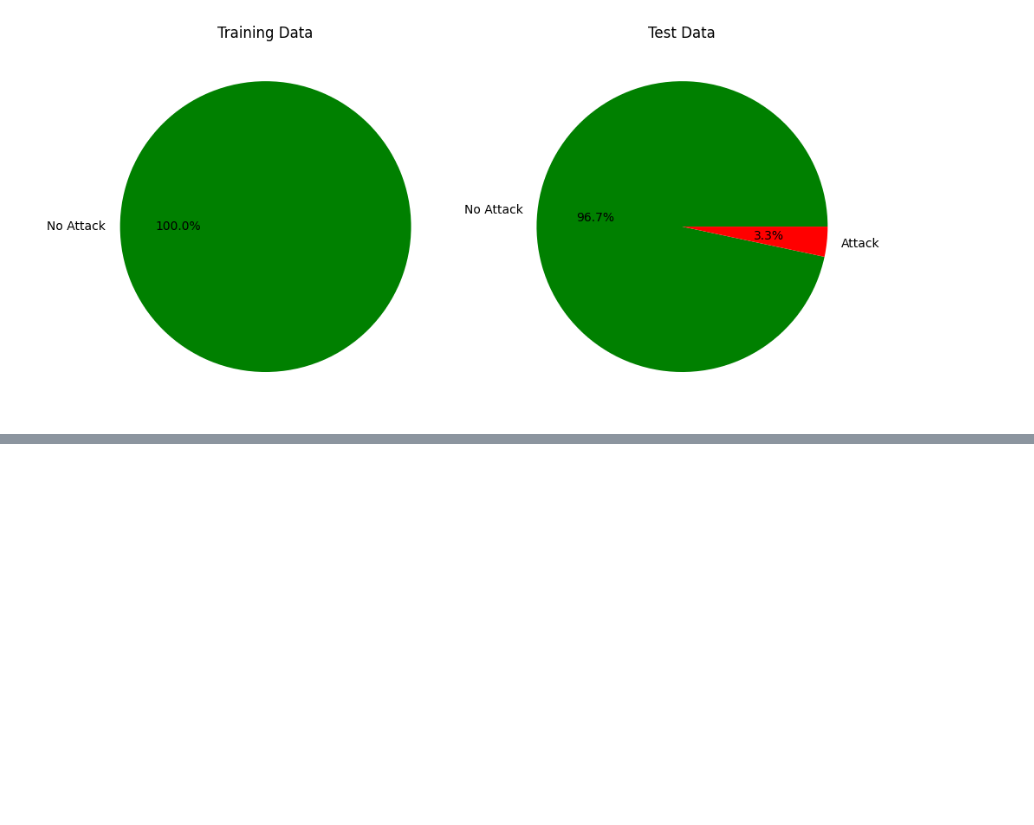
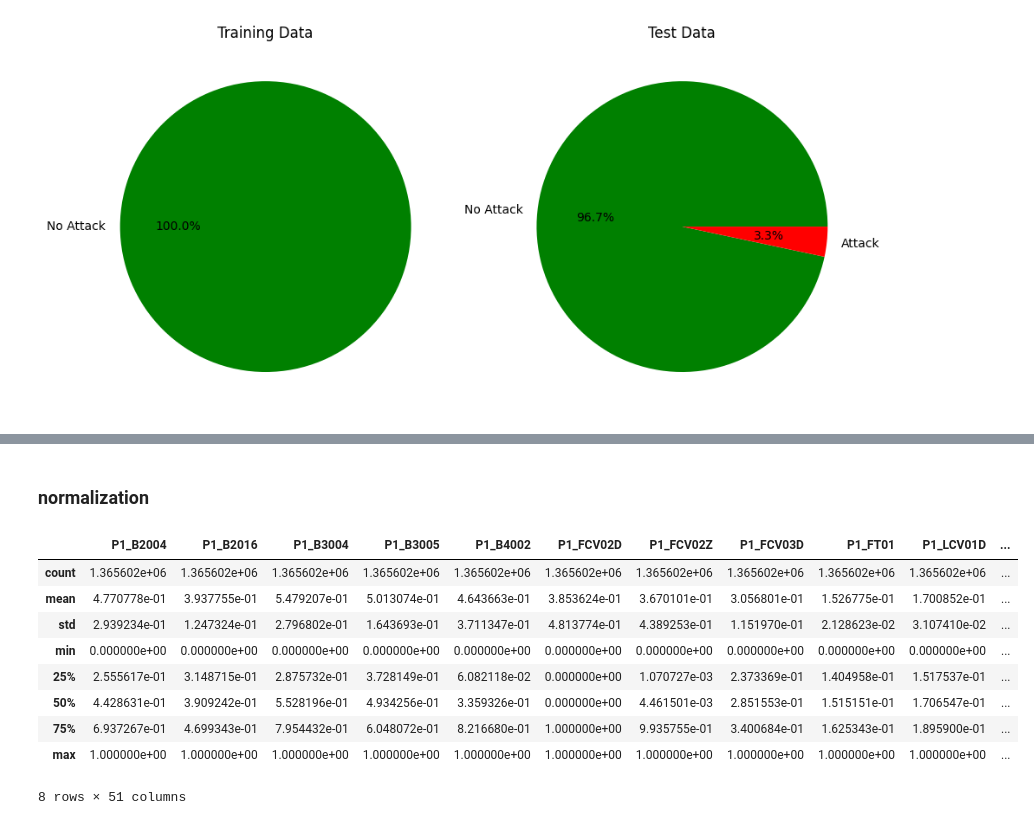
Before and after one commit to DataScienceLab-DSLABI/Active-Learning-Anomaly-Detection, a Jupyter notebook: [DS_Lab_I]_First_notebook.ipynb, the cells around one changed output, grey strips where cells are left out. Drawn from its saved outputs; the diff is of its cells as text; code cells hidden in the pictures; blank space fills up the shorter version.

```diff
--- a/[DS_Lab_I]_First_notebook.ipynb
+++ b/[DS_Lab_I]_First_notebook.ipynb
@@ -107,0 +141,16 @@ plt.tight_layout()
+# %%
+correlation_matrix = df.corr().abs()
+threshold = 0.9
+
+highly_correlated_pairs = (correlation_matrix > threshold) & (correlation_matrix < 1)
+
+correlated_columns = []
+for col in highly_correlated_pairs.columns:
+    correlated_cols = highly_correlated_pairs.index[highly_correlated_pairs[col]].tolist()
+    if correlated_cols:
+        correlated_columns.extend([(col, correlated_col) for correlated_col in correlated_cols])
+# %%
+print("Number of correlated columns: ", len(correlated_columns))
+print("Highly correlated columns:")
+for pair in correlated_columns:
+    print(pair)
@@ -107,0 +175,9 @@ plt.tight_layout()
+# %%
+columns_to_drop = []
+for pair in correlated_columns:
+    if pair[0] not in columns_to_drop:
+        columns_to_drop.append(pair[1])
+
+df.drop(columns=columns_to_drop, inplace=True)
+print("%d highly correlated columns removed."%len(columns_to_drop))
+print("Columns droped:", list(columns_to_drop))
@@ -107,0 +209,14 @@ plt.tight_layout()
+# %%
+df['timestamp'] = pd.to_datetime(df['timestamp'])
+df['fractional_hour'] = df['timestamp'].dt.hour + df['timestamp'].dt.minute / 60 + df['timestamp'].dt.second / 3600
+
+df['year_sin'] = np.sin(2 * np.pi * df['timestamp'].dt.year / 365)
+df['year_cos'] = np.cos(2 * np.pi * df['timestamp'].dt.year / 365)
+df['month_sin'] = np.sin(2 * np.pi * df['timestamp'].dt.month / 12)
+df['month_cos'] = np.cos(2 * np.pi * df['timestamp'].dt.month / 12)
+df['day_of_month_sin'] = np.sin(2 * np.pi * df['timestamp'].dt.day / 31)
+df['day_of_month_cos'] = np.cos(2 * np.pi * df['timestamp'].dt.day / 31)
+df['hour_sin'] = np.sin(2 * np.pi * df['fractional_hour'] / 24)
+df['hour_cos'] = np.cos(2 * np.pi * df['fractional_hour'] / 24)
+
+df.drop(columns=['timestamp', 'fractional_hour'], inplace=True)
@@ -107,0 +243,17 @@ plt.tight_layout()
+# %% [markdown]
+### normalization
+# %%
+scaler = MinMaxScaler()
+df = pd.DataFrame(scaler.fit_transform(df), columns=df.columns)
+df.describe()
+# %% [output]
+|  | P1_B2004 | P1_B2016 | P1_B3004 | P1_B3005 | P1_B4002 | P1_FCV02D | P1_FCV02Z | P1_FCV03D | P1_FT01 | P1_LCV01D | ... |
+| count | 1.365602e+06 | 1.365602e+06 | 1.365602e+06 | 1.365602e+06 | 1.365602e+06 | 1.365602e+06 | 1.365602e+06 | 1.365602e+06 | 1.365602e+06 | 1.365602e+06 | ... |
+| mean | 4.770778e-01 | 3.937755e-01 | 5.479207e-01 | 5.013074e-01 | 4.643663e-01 | 3.853624e-01 | 3.670101e-01 | 3.056801e-01 | 1.526775e-01 | 1.700852e-01 | ... |
+| std | 2.939234e-01 | 1.247324e-01 | 2.796802e-01 | 1.643693e-01 | 3.711347e-01 | 4.813774e-01 | 4.389253e-01 | 1.151970e-01 | 2.128623e-02 | 3.107410e-02 | ... |
+| min | 0.000000e+00 | 0.000000e+00 | 0.000000e+00 | 0.000000e+00 | 0.000000e+00 | 0.000000e+00 | 0.000000e+00 | 0.000000e+00 | 0.000000e+00 | 0.000000e+00 | ... |
+| 25% | 2.555617e-01 | 3.148715e-01 | 2.875732e-01 | 3.728149e-01 | 6.082118e-02 | 0.000000e+00 | 1.070727e-03 | 2.373369e-01 | 1.404958e-01 | 1.517537e-01 | ... |
+| 50% | 4.428631e-01 | 3.909242e-01 | 5.528196e-01 | 4.934256e-01 | 3.359326e-01 | 0.000000e+00 | 4.461501e-03 | 2.851553e-01 | 1.515151e-01 | 1.706547e-01 | ... |
+| 75% | 6.937267e-01 | 4.699343e-01 | 7.954432e-01 | 6.048072e-01 | 8.216680e-01 | 1.000000e+00 | 9.935755e-01 | 3.400684e-01 | 1.625343e-01 | 1.895900e-01 | ... |
+| max | 1.000000e+00 | 1.000000e+00 | 1.000000e+00 | 1.000000e+00 | 1.000000e+00 | 1.000000e+00 | 1.000000e+00 | 1.000000e+00 | 1.000000e+00 | 1.000000e+00 | ... |
+8 rows × 51 columns
```
Also changed, not shown: parts of 16 cells of this notebook.
